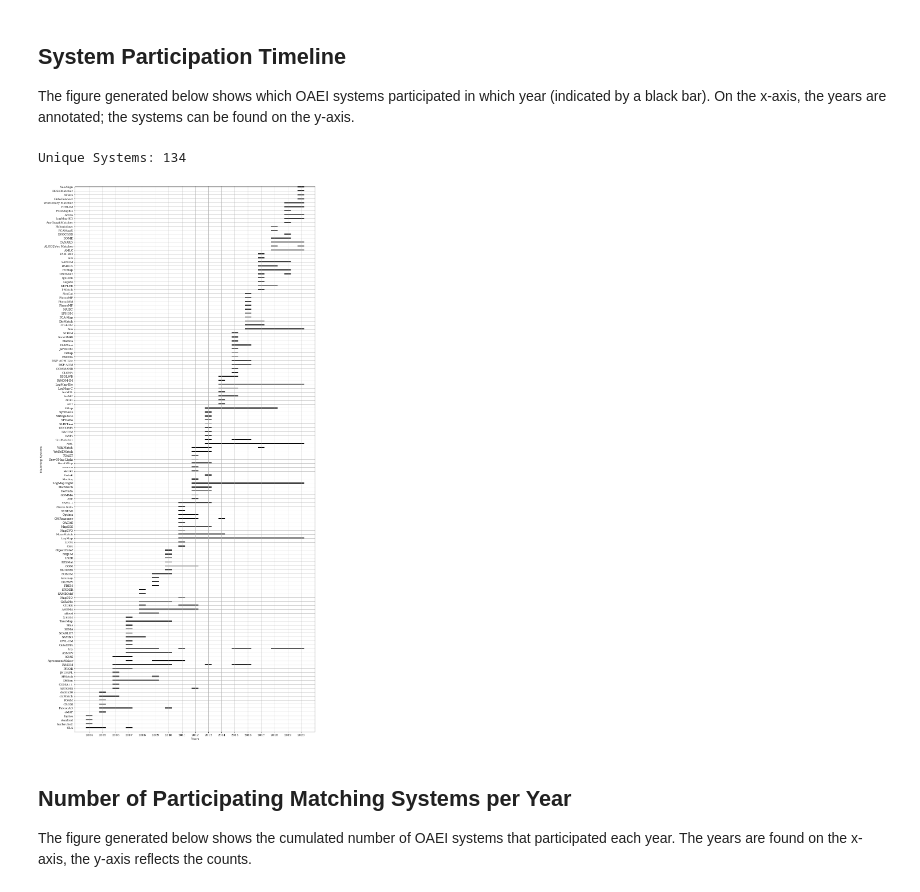
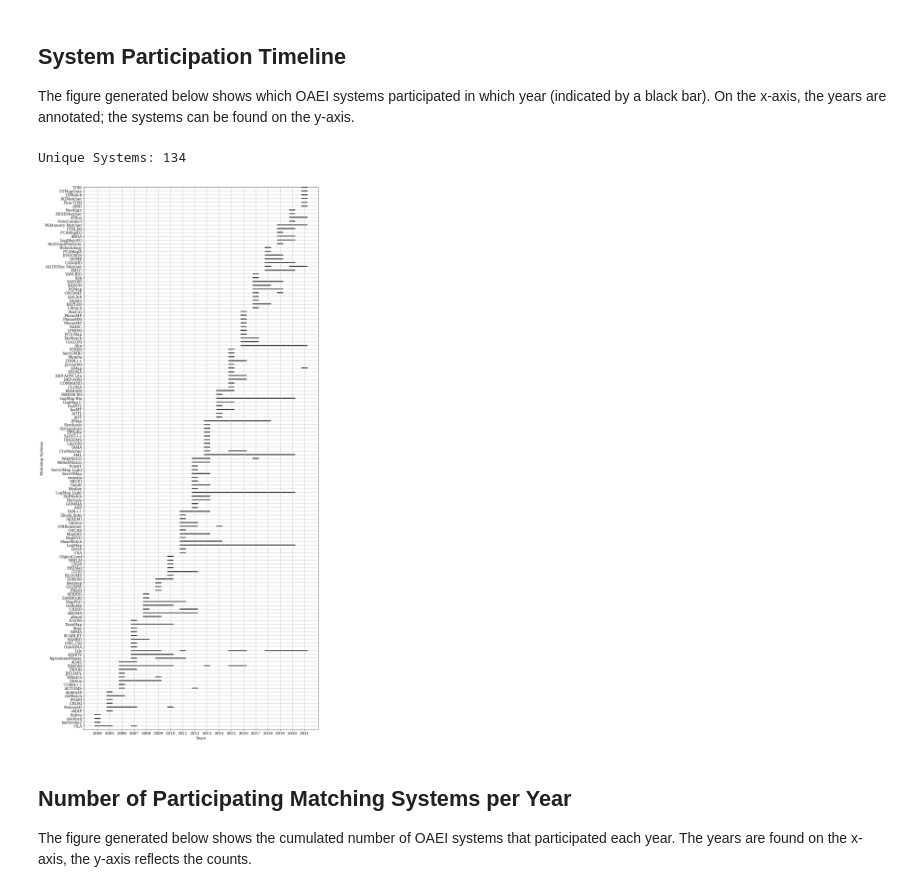
Before and after one commit to janothan/bk-in-matching-survey, a Jupyter notebook: submission_2/Survey_Paper_Figures.ipynb, the cells around one changed output. Drawn from its saved outputs; the diff is of its cells as text; code cells hidden in the pictures.

```diff
--- a/submission_2/Survey_Paper_Figures.ipynb
+++ b/submission_2/Survey_Paper_Figures.ipynb
@@ -113,16 +113,16 @@ data["JHU/APL"] = [(2006, 2006)]
 # ctx match
 data["PRIOR"] = [(2006, 2007)]
 data["RiMOM"] = [(2006, 2010), (2013, 2013), (2015, 2016)]
+data["AOAS"] = [(2006, 2007)]
 
 
 # 2007 (17 participants) DONE
 # OLA 2
 data["AgreementMaker"] = [(2007, 2007), (2009, 2011)]
-data["AOAS"] = [(2006, 2007)]
 data["ASMOV"] = [(2007, 2010)]
 #DSSim 06
 #Falcon 05
-data["Lily"] = [(2007, 2009), (2011, 2011), (2015, 2016), (2018, 2020)]
+data["Lily"] = [(2007, 2009), (2011, 2011), (2015, 2016), (2018, 2021)]
 data["OntoDNA"] = [(2007, 2007)]
 data["OWL-CM"] = [(2007, 2007)]
 # prior+
@@ -143,7 +143,7 @@ data["CIDER"] = [(2008, 2008), (2011, 2012)]
 #dssim 06
 data["GeRoMe"] = [(2008, 2010)] # merged with geromesmb (only 2010)
 #lily 07
-data["MapPSO"] = [(2008, 2009)]
+data["MapPSO"] = [(2008, 2011)]
 #rimom 06
 #sambo 07
 data["SAMBOdtf"] = [(2008, 2008)]
@@ -180,7 +180,7 @@ data["Eff2Mat"] = [(2010, 2010)]
 # falcon ao 05
 #data["GeromeSMB"] = [(2010, 2010)]
 data["LN2R"] = [(2010, 2010)]
-data["MapPSO"] = [(2010, 2010)]
+# mappso 08
 data["NBJLM"] = [(2010, 2010)]
 data["ObjectCoref"] = [(2010, 2010)]
 # Rimom 06
@@ -199,7 +199,7 @@ data["LDOA"] = [(2011, 2011)]
 data["LogMap"] = [(2011, 2020)]
 data["MaasMatch"] = [(2011, 2014)]
 data["MapEVO"] = [(2011, 2011)]
-data["MapPSO"] = [(2011, 2011)]
+# mappso 08
 data["MapSSS"] = [(2011, 2013)]
 data["OACAS"] = [(2011, 2011)]
 data["OMReasoner"] = [(2011, 2012), (2014, 2014)] # aka OMR
@@ -223,7 +223,7 @@ data["LogMap Light"] = [(2012, 2020)]
 # MapSSS 11
 data["Medley"] = [(2012, 2012)]
 # OMR 11
-data["OntoK"] = [(2012, 2012)]
+data["OntoK"] = [(2012, 2013)]
 # optima 11
 data["SBUEI"] = [(2012, 2012)] # only instance matching
 data["semsim"] = [(2012, 2012)] # only instance matching
@@ -248,7 +248,7 @@ data["LilyIOM"] = [(2013, 2013)] # instance only
 # maasmatch 11
 # mapsss 11
 data["ODGOMS"] = [(2013, 2013)]
-data["OntoK"] = [(2013, 2013)]
+# OntoK 12
 # rimom 06
 # servomap 12
 data["SLINT++"] = [(2013, 2013)]
@@ -286,7 +286,7 @@ data["COMMAND"] = [(2015, 2015)]
 data["DKP-AOM"] = [(2015, 2016)]
 data["DKP-AOM Lite"] = [(2015, 2016)]
 data["EXONA"] = [(2015, 2015)]
-data["GMap"] = [(2015, 2015)]
+data["GMap"] = [(2015, 2015), (2021, 2021)]
 # instmt+ counted as insmt 13
 data["JarvisOM"] = [(2015, 2015)]
 # Lily 07
@@ -304,7 +304,7 @@ data["STRIM"] = [(2015, 2015)]
 
 
 # 2016 (22 systems) DONE
-data["Alin"] = [(2016, 2020)]
+data["Alin"] = [(2016, 2021)]
 # aml 13
 data["CroLOM"] = [(2016, 2017)]
 # cromatcher 13
@@ -357,7 +357,7 @@ data["YAM-BIO"] = [(2017, 2017)]
 # alin 16
 # aml 13
 data["AMLC"] = [(2018, 2020)]
-data["ALOD2Vec Matcher"] = [(2018, 2018), (2020, 2020)]
+data["ALOD2Vec Matcher"] = [(2018, 2018), (2020, 2021)]
 data["CANARD"] = [(2018, 2020)]
 data["DOME"] = [(2018, 2019)]
 data["EVOCROS"] = [(2018, 2019)]
@@ -383,7 +383,7 @@ data["LogMap-KG"] = [(2019, 2020)]
 data["AROA"] = [(2019, 2020)]
 # canard 18
 # dome 18
-data["EVOCROS"] = [(2019, 2019)]
+# evocros 18
 data["FCAMapKG"] = [(2019, 2019)]
 data["FTRLIM"] = [(2019, 2020)]
 # lily 07
@@ -393,7 +393,7 @@ data["FTRLIM"] = [(2019, 2020)]
 # data["ONTMAT1"] = [(2017, 2017)] ontmat1 treated as ontmap 17
 # pomap 17
 # sanom 17
-data["Wiktionary Matcher"] = [(2019, 2020)]
+data["Wiktionary Matcher"] = [(2019, 2021)]
 
 print(f"Unique Systems: {str(len(data))}")
 
@@ -412,11 +412,29 @@ data["OntoConnect"] = [(2020, 2020)]
 # lily 07
 # canard 18
 # ftrlim
-data["ATBox"] = [(2020, 2020)]
+data["ATBox"] = [(2020, 2021)]
 data["DESKMatcher"] = [(2020, 2020)]
 data["VeeAlign"] = [(2020, 2020)]
+# wiktionary matcher 2019
 
 # HOBBIT: RADON, Silk, REMiner, FTRL-IM https://hobbit-project.github.io/OAEI_2020.html
+
+
+# 2021
+
+# ALIN 16
+data["AMD"] = [(2021, 2021)]
+# ALOD2vec 18
+# ATBox 20
+data["Fine-TOM"] = [(2021, 2021)]
+# gmap 15
+data["KGMatcher"] = [(2021, 2021)]
+# lily 07
+data["LSMatch"] = [(2021, 2021)]
+data["OTMapOnto"] = [(2021, 2021)]
+data["TOM"] = [(2021, 2021)]
+# wiktionary matcher 2019
+
 
 #--------------------------------------------------
 
@@ -425,35 +443,35 @@ data["VeeAlign"] = [(2020, 2020)]
 fig_size = plt.rcParams["figure.figsize"]
 fig_size[0] = 15
 fig_size[1] = 35
 
 fig, ax = plt.subplots()
 ax.margins(y=0.0)
 
 bar_height = 0.25
 
 for i,key in enumerate(data):
     for dates in data[key]:
         begin = min(dates) - 0.25
         end = max(dates) + 0.25
         #print(begin)
         #print(end)
         #print(i)
         ax.broken_barh([(begin, end-begin)], (1 + i - bar_height/2, bar_height), facecolors='black', label=key)
 
 ax.grid()
 ax.set_xlabel("Years")
 ax.set_ylabel("Matching Systems")
-ax.set_xticks(range(2004,2021))
+ax.set_xticks(range(2004,2022))
 ax.set_yticks(range(len(data) + 1))
 ylabels = list(data.keys())
 ylabels.insert(0, "")
 ax.set_yticklabels(ylabels)
 
 plt.savefig("all_matching_systems.png", bbox_inches='tight')
 plt.show()
 # %% [output]
 Unique Systems: 134
-[figure, old version]
+[figure, new version]
 # %% [markdown]
 ## Number of Participating Matching Systems per Year
 The figure generated below shows the cumulated number of OAEI systems that participated each year.
```
Also changed, not shown: 1 other file.
